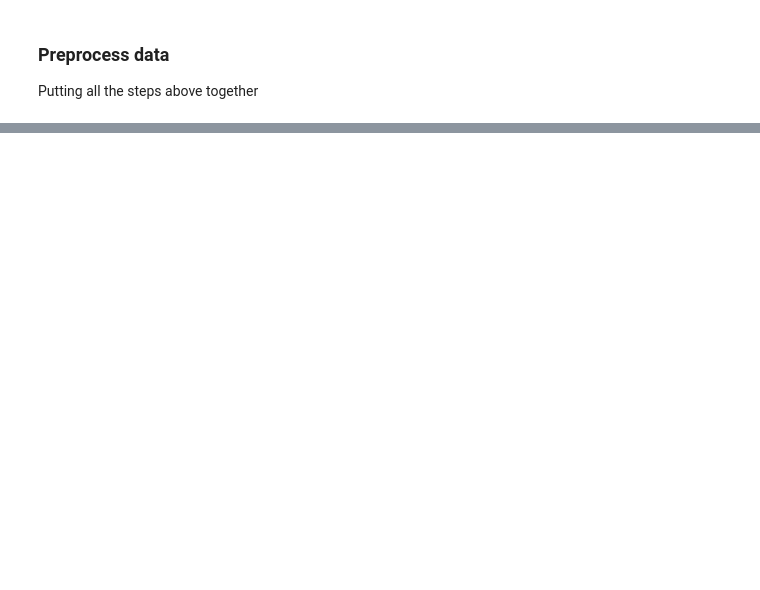
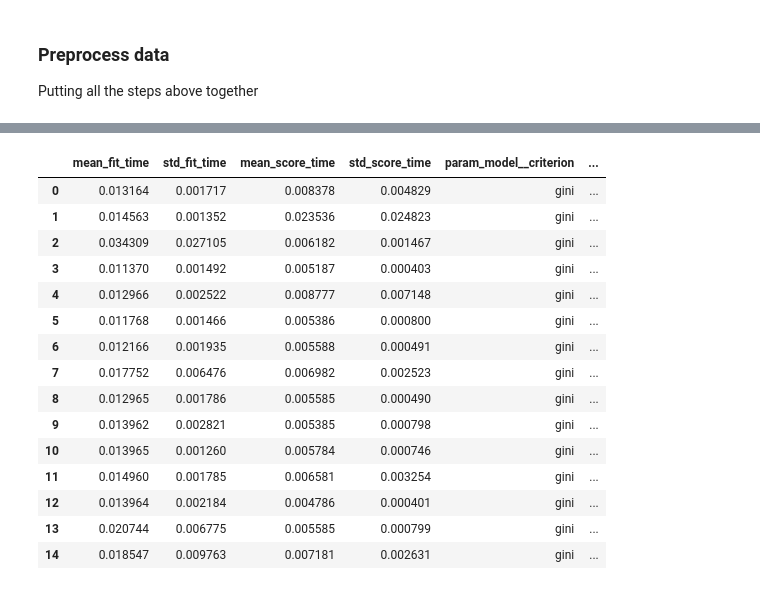
Before and after one commit to murilogustineli/hyper-tuning, a Jupyter notebook: gridsearch.ipynb, the cells around one changed output, grey strips where cells are left out. Cells and saved outputs as stored; diff of their text form; code cells hidden in the pictures; blank space fills up the shorter version.

Commit message:
updated gridsearch ipynb

```diff
--- a/gridsearch.ipynb
+++ b/gridsearch.ipynb
@@ -395,0 +462,29 @@ from sklearn.model_selection import GridSearchCV
+# %%
+from sklearn.metrics import f1_score, make_scorer
+from sklearn.model_selection import GridSearchCV, StratifiedKFold
+
+# Decision Tree pipeline
+dt_pipe = Pipeline(steps=[
+    ('scale', StandardScaler()),
+    ('model', DecisionTreeClassifier())])
+
+# GridSearchCV params
+dt_param_grid = {
+    'model__criterion': ['gini', 'entropy'],
+    'model__max_depth': list(range(1, 11, 1)),
+    'model__min_samples_leaf': list(range(1, 11, 1))}
+
+# Stratified sampling
+strat_kfold = StratifiedKFold(n_splits=5, shuffle=True, random_state=42)
+
+# Init GridSearchCV
+gridsearch = GridSearchCV(
+    estimator=dt_pipe,
+    param_grid=dt_param_grid,
+    scoring='f1',
+    cv=strat_kfold,
+    verbose=2,
+    n_jobs=-1)
+# %%
+# Fit model
+dt_clf = gridsearch.fit(X_train, y_train)
@@ -395,0 +581,21 @@ from sklearn.model_selection import GridSearchCV
+# %%
+# Look at GridSearchCV results
+df = pd.DataFrame(gridsearch.cv_results_)
+df.head(15)
+# %% [output]
+|  | mean_fit_time | std_fit_time | mean_score_time | std_score_time | param_model__criterion | ... |
+| 0 | 0.013164 | 0.001717 | 0.008378 | 0.004829 | gini | ... |
+| 1 | 0.014563 | 0.001352 | 0.023536 | 0.024823 | gini | ... |
+| 2 | 0.034309 | 0.027105 | 0.006182 | 0.001467 | gini | ... |
+| 3 | 0.011370 | 0.001492 | 0.005187 | 0.000403 | gini | ... |
+| 4 | 0.012966 | 0.002522 | 0.008777 | 0.007148 | gini | ... |
+| 5 | 0.011768 | 0.001466 | 0.005386 | 0.000800 | gini | ... |
+| 6 | 0.012166 | 0.001935 | 0.005588 | 0.000491 | gini | ... |
+| 7 | 0.017752 | 0.006476 | 0.006982 | 0.002523 | gini | ... |
+| 8 | 0.012965 | 0.001786 | 0.005585 | 0.000490 | gini | ... |
+| 9 | 0.013962 | 0.002821 | 0.005385 | 0.000798 | gini | ... |
+| 10 | 0.013965 | 0.001260 | 0.005784 | 0.000746 | gini | ... |
+| 11 | 0.014960 | 0.001785 | 0.006581 | 0.003254 | gini | ... |
+| 12 | 0.013964 | 0.002184 | 0.004786 | 0.000401 | gini | ... |
+| 13 | 0.020744 | 0.006775 | 0.005585 | 0.000799 | gini | ... |
+| 14 | 0.018547 | 0.009763 | 0.007181 | 0.002631 | gini | ... |
```
Also changed, not shown: parts of 30 cells of this notebook, 1 other file.
